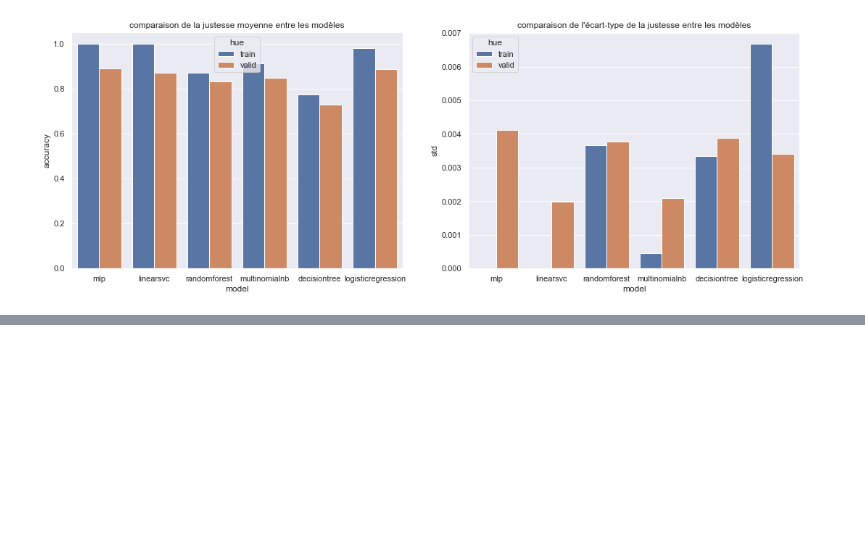
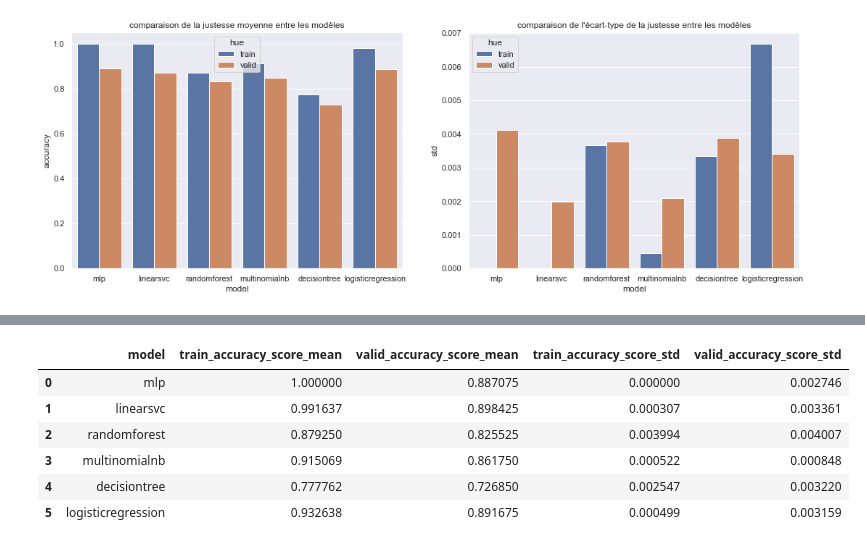
Before and after one commit to lugonthier/IMDB_reviews, a Jupyter notebook: result_analysis/analysis.ipynb, the cells around one changed output, grey strips where cells are left out. Cells and saved outputs as stored; diff of their text form; code cells hidden in the pictures; blank space fills up the shorter version.

```diff
--- a/result_analysis/analysis.ipynb
+++ b/result_analysis/analysis.ipynb
@@ -90,0 +103,10 @@ plt.show()
+# %%
+result_tfidf[['model', 'train_accuracy_score_mean', 'valid_accuracy_score_mean', 'train_accuracy_score_std', 'valid_accuracy_score_std']]
+# %% [output]
+|  | model | train_accuracy_score_mean | valid_accuracy_score_mean | train_accuracy_score_std | valid_accuracy_score_std |
+| 0 | mlp | 1.000000 | 0.887075 | 0.000000 | 0.002746 |
+| 1 | linearsvc | 0.991637 | 0.898425 | 0.000307 | 0.003361 |
+| 2 | randomforest | 0.879250 | 0.825525 | 0.003994 | 0.004007 |
+| 3 | multinomialnb | 0.915069 | 0.861750 | 0.000522 | 0.000848 |
+| 4 | decisiontree | 0.777762 | 0.726850 | 0.002547 | 0.003220 |
+| 5 | logisticregression | 0.932638 | 0.891675 | 0.000499 | 0.003159 |
```
Also changed, not shown: parts of 15 cells of this notebook, 5 other files.
